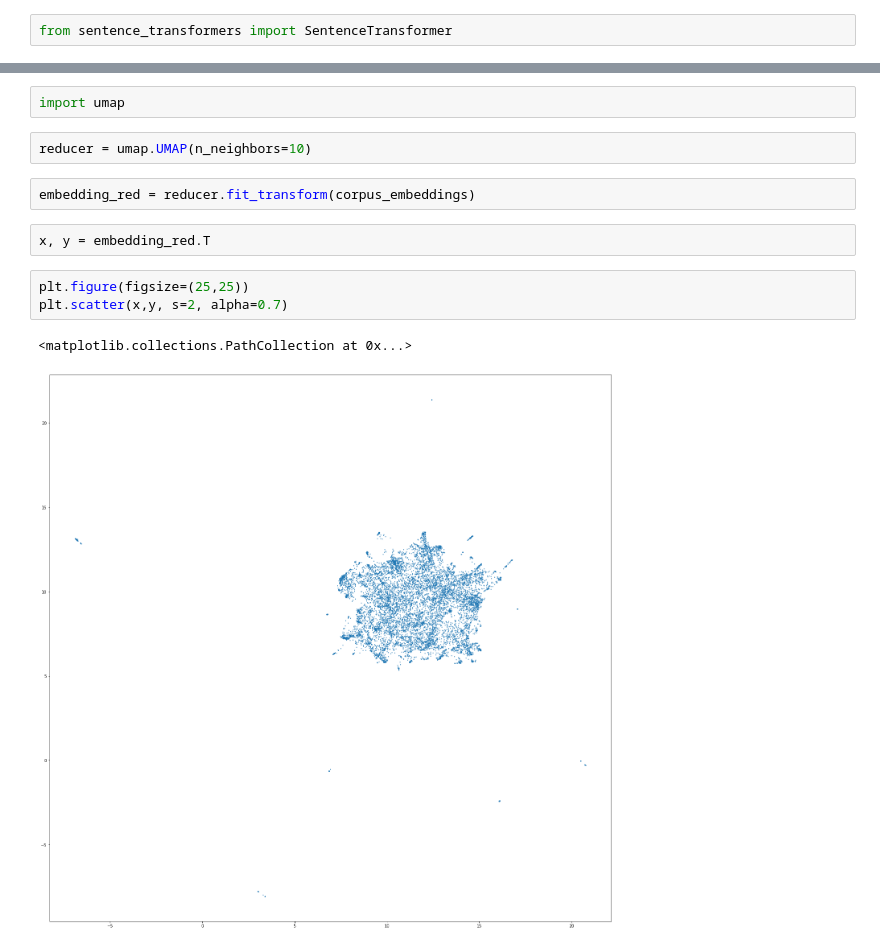
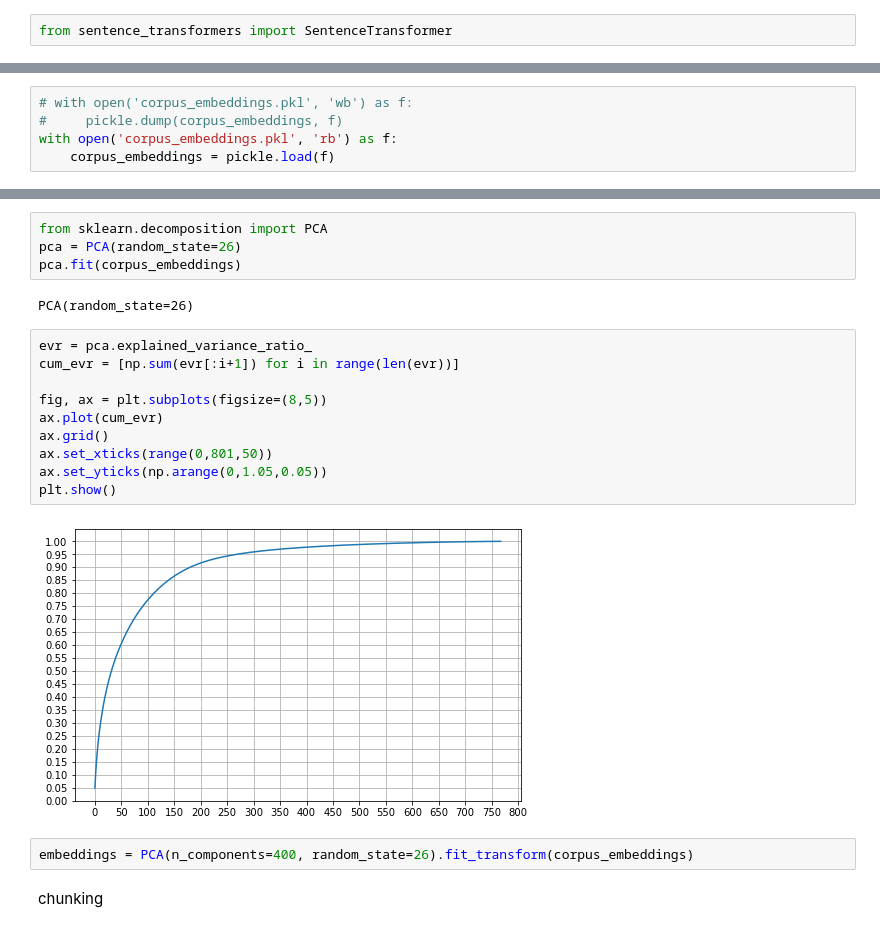
Before and after one commit to bendennes/hansard-nlp, a Jupyter notebook: 4_sentence_embedding.ipynb, the cells around one changed output, grey strips where cells are left out. Drawn from its saved outputs; the diff is of its cells as text.

```diff
--- a/4_sentence_embedding.ipynb
+++ b/4_sentence_embedding.ipynb
@@ -21,3 +64,8 @@ corpus_embeddings = corpus_embeddings /  np.linalg.norm(corpus_embeddings, axis=
+# %%
+# with open('corpus_embeddings.pkl', 'wb') as f:
+#     pickle.dump(corpus_embeddings, f)
+with open('corpus_embeddings.pkl', 'rb') as f:
+    corpus_embeddings = pickle.load(f)
 # %%
 corpus_embeddings.shape
 # %% [output]
@@ -25,14 +73,22 @@ corpus_embeddings.shape
-# %%
-import umap
-# %%
-reducer = umap.UMAP(n_neighbors=10)
-# %%
-embedding_red = reducer.fit_transform(corpus_embeddings)
-# %%
-x, y = embedding_red.T
-# %%
-plt.figure(figsize=(25,25))
-plt.scatter(x,y, s=2, alpha=0.7)
-# %% [output]
-<matplotlib.collections.PathCollection at 0x...>
-[figure, removed]
+# %%
+from sklearn.decomposition import PCA
+pca = PCA(random_state=26)
+pca.fit(corpus_embeddings)
+# %% [output]
+PCA(random_state=26)
+# %%
+evr = pca.explained_variance_ratio_
+cum_evr = [np.sum(evr[:i+1]) for i in range(len(evr))]
+
+fig, ax = plt.subplots(figsize=(8,5))
+ax.plot(cum_evr)
+ax.grid()
+ax.set_xticks(range(0,801,50))
+ax.set_yticks(np.arange(0,1.05,0.05))
+plt.show()
+# %% [output]
+[figure, added]
+# %%
+embeddings = PCA(n_components=400, random_state=26).fit_transform(corpus_embeddings)
+# %% [markdown]
+chunking
```
Also changed, not shown: parts of 28 cells of this notebook, 1 other file.
